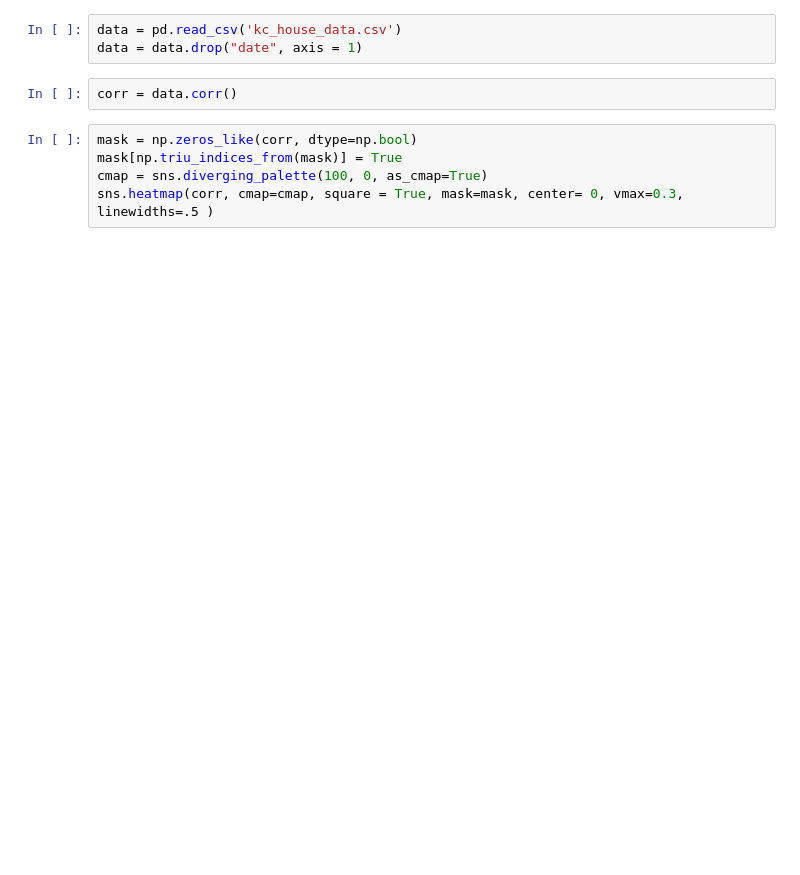
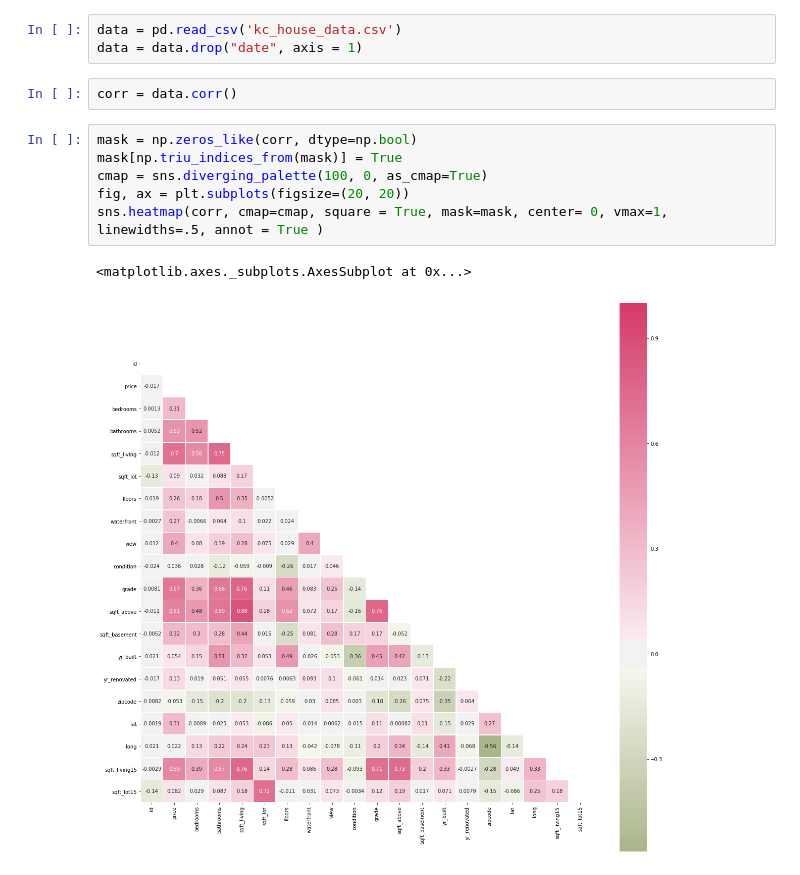
Before and after one commit to urvisharma105/ML-Projects, a Jupyter notebook: HousePricing/HousePricing.ipynb, the cells around one changed output. Cells and saved outputs as stored; diff of their text form; blank space fills up the shorter version.

```diff
--- a/HousePricing/HousePricing.ipynb
+++ b/HousePricing/HousePricing.ipynb
@@ -15,5 +13,9 @@ corr = data.corr()
 # %%
 mask = np.zeros_like(corr, dtype=np.bool)
 mask[np.triu_indices_from(mask)] = True
 cmap = sns.diverging_palette(100, 0, as_cmap=True)
-sns.heatmap(corr, cmap=cmap, square = True, mask=mask, center= 0, vmax=0.3, linewidths=.5 )
+fig, ax = plt.subplots(figsize=(20, 20))
+sns.heatmap(corr, cmap=cmap, square = True, mask=mask, center= 0, vmax=1, linewidths=.5, annot = True )
+# %% [output]
+<matplotlib.axes._subplots.AxesSubplot at 0x...>
+[figure, added]
```
Also changed, not shown: parts of 9 cells of this notebook, 1 other file.
